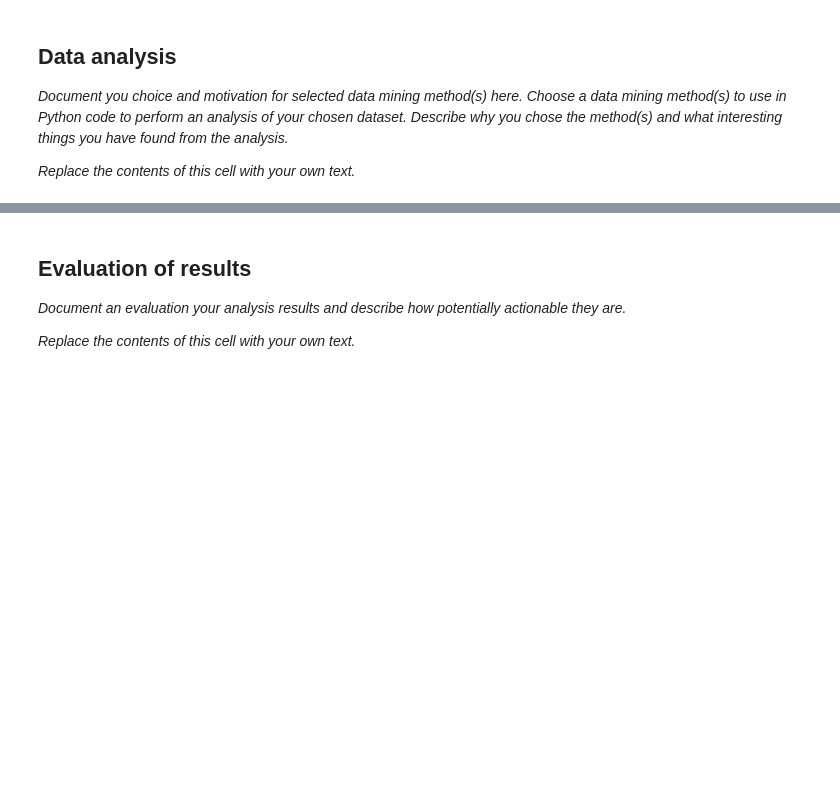
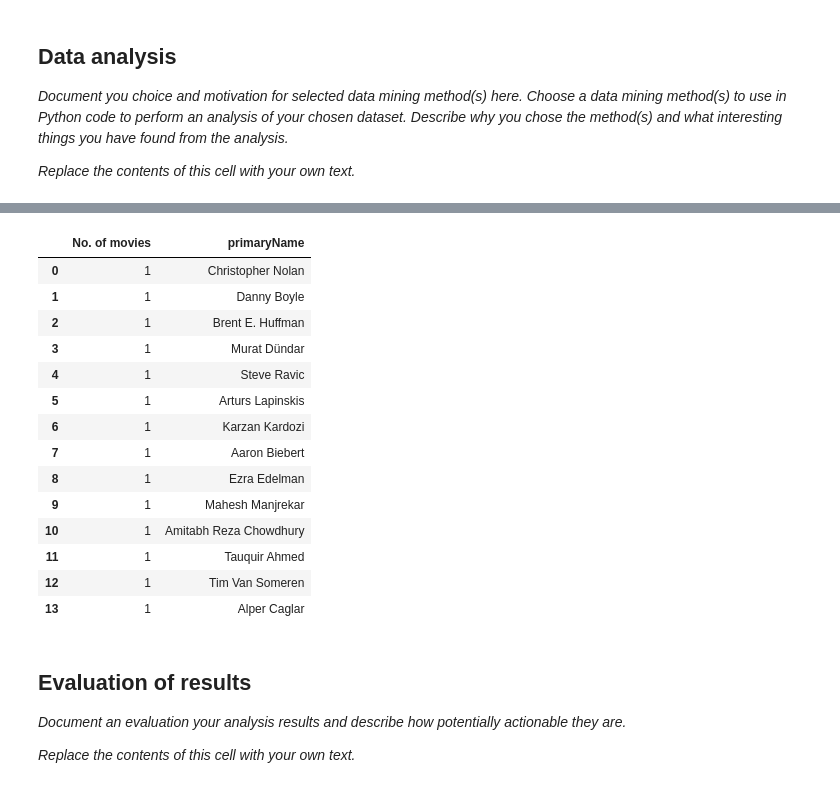
Before and after one commit to philipohlund/2IS063_project, a Jupyter notebook: Data Mining Project.ipynb, the cells around one changed output, grey strips where cells are left out. Cells and saved outputs as stored; diff of their text form; code cells hidden in the pictures; blank space fills up the shorter version.

```diff
--- a/Data Mining Project.ipynb
+++ b/Data Mining Project.ipynb
@@ -91,3 +190,22 @@ movies_ratings_crew
+# %%
+most_popular_directors = pd.merge(most_popular_directors, name_basics, on='nconst')
+most_popular_directors[['No. of movies', 'primaryName']]
+# %% [output]
+|  | No. of movies | primaryName |
+| 0 | 1 | Christopher Nolan |
+| 1 | 1 | Danny Boyle |
+| 2 | 1 | Brent E. Huffman |
+| 3 | 1 | Murat Dündar |
+| 4 | 1 | Steve Ravic |
+| 5 | 1 | Arturs Lapinskis |
+| 6 | 1 | Karzan Kardozi |
+| 7 | 1 | Aaron Biebert |
+| 8 | 1 | Ezra Edelman |
+| 9 | 1 | Mahesh Manjrekar |
+| 10 | 1 | Amitabh Reza Chowdhury |
+| 11 | 1 | Tauquir Ahmed |
+| 12 | 1 | Tim Van Someren |
+| 13 | 1 | Alper Caglar |
 # %% [markdown]
 ## Evaluation of results
 
```
Also changed, not shown: parts of 6 cells of this notebook.
